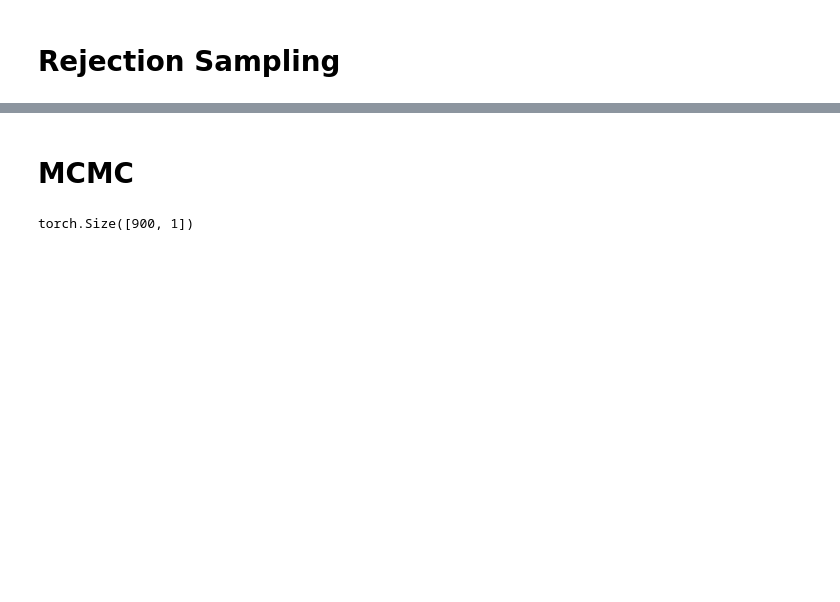
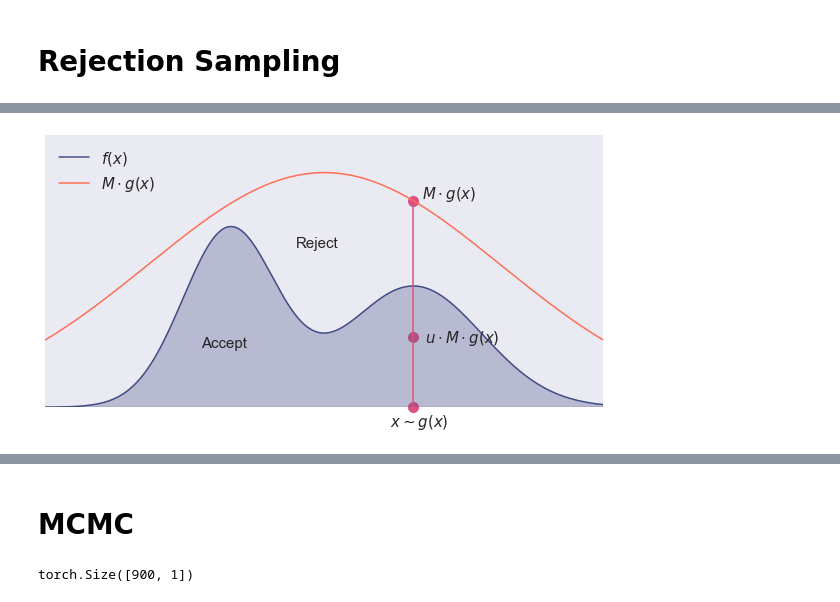
Before and after one commit to nextBillyonair/DPM, a Jupyter notebook: Notebooks/MonteCarlo/Sampling.ipynb, the cells around one changed output, grey strips where cells are left out. Drawn from its saved outputs; the diff is of its cells as text; code cells hidden in the pictures; blank space fills up the shorter version.

```diff
--- a/Notebooks/MonteCarlo/Sampling.ipynb
+++ b/Notebooks/MonteCarlo/Sampling.ipynb
@@ -2,9 +2,11 @@
 import torch
 import matplotlib.pyplot as plt
 import numpy as np
-import seaborn as sns
 import pandas as pd
+import numpy as np
 from dpm.visualize import plot_hist, plot_model, plot_models, plot_hists
+
+colors = { 0:"#003f5c", 1:"#444e86", 2:"#955196", 3:"#dd5182", 4:"#ff6e54", 5:"#ffa600"}
 # %% [markdown]
 # Approximating Pi
 # %%
@@ -169,0 +174,53 @@ torch.Size([10027, 1])
+# %%
+p_model = MixtureModel([Normal(-1.7, 0.7, learnable=False),
+                        Normal(1.6, 1.5, learnable=False)],
+                       [0.5, 0.5])
+q_model = Normal(0., 10., learnable=False)
+
+M = 2.5
+
+x = np.linspace(-7, 7, 1000).reshape(-1, 1)
+plt.figure(figsize=(10,5))
+p_probs = p_model.log_prob(torch.tensor(x).float()).exp().numpy()
+q_probs = M*q_model.log_prob(torch.tensor(x).float()).exp().numpy()
+
+plt.tick_params(axis='both', which='both', bottom=False, top=False, labelbottom=False, right=False, left=False, labelleft=False)
+plt.plot(x, p_probs , color=colors[1], label=r"$f(x)$")
+plt.plot(x, q_probs, color=colors[4], label=r"$M \cdot g(x)$")
+plt.fill(x, p_probs, color=colors[1], alpha=0.3)
+
+# x_sample = q_model.sample(1)
+x_sample = torch.tensor([[1.6]])
+u = 0.34
+top = M * q_model.log_prob(x_sample).exp().item()
+point = u * M * q_model.log_prob(x_sample).exp().item()
+
+plt.scatter(x_sample.item(), 0, s=100, color=colors[3], clip_on=False)
+plt.scatter(x_sample.item(), top, s=100, color=colors[3], clip_on=False)
+plt.scatter(x_sample.item(), point, s=100, color=colors[3], clip_on=False)
+
+plt.annotate("Accept", (-2.2, 0.08), fontsize=15)
+plt.annotate("Reject", (-0.5, 0.215), fontsize=15)
+
+plt.annotate(r"$x \sim g(x)$", (x_sample.item(), 0),
+             fontsize=15, xytext=(x_sample.item()+0.1, -0.025), ha='center')
+
+plt.annotate(r"$M \cdot g(x)$", (x_sample.item(), top),
+             fontsize=15, xytext=(x_sample.item()+0.15, top+0.004), ha='left')
+
+plt.annotate(r"$u \cdot M \cdot g(x)$", (x_sample.item(), point),
+             fontsize=15, xytext=(x_sample.item()+0.2, point-0.007), ha='left')
+
+plt.axvline(x_sample.item(), ymin=0, ymax=top/(np.max(q_probs)+.05), color=colors[3])
+
+plt.legend(loc='upper left', prop={'size': 15})
+
+plt.xlim(-5, 5)
+plt.ylim(0, np.max(q_probs)+.05)
+plt.grid(b=None)
+
+plt.savefig('../../Presentations/sampling/assets/rejection_sampling_explanation.png', bbox_inches='tight', dpi=300)
+
+plt.show()
+# %% [output]
+[figure, added]
```
Also changed, not shown: parts of 11 cells of this notebook, 3 other files.
